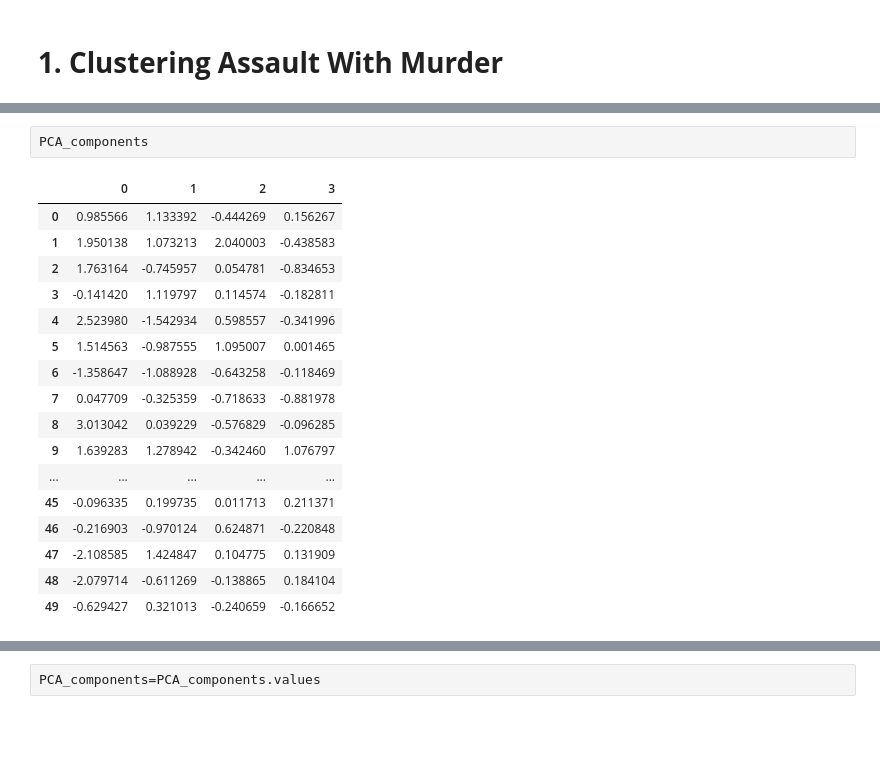
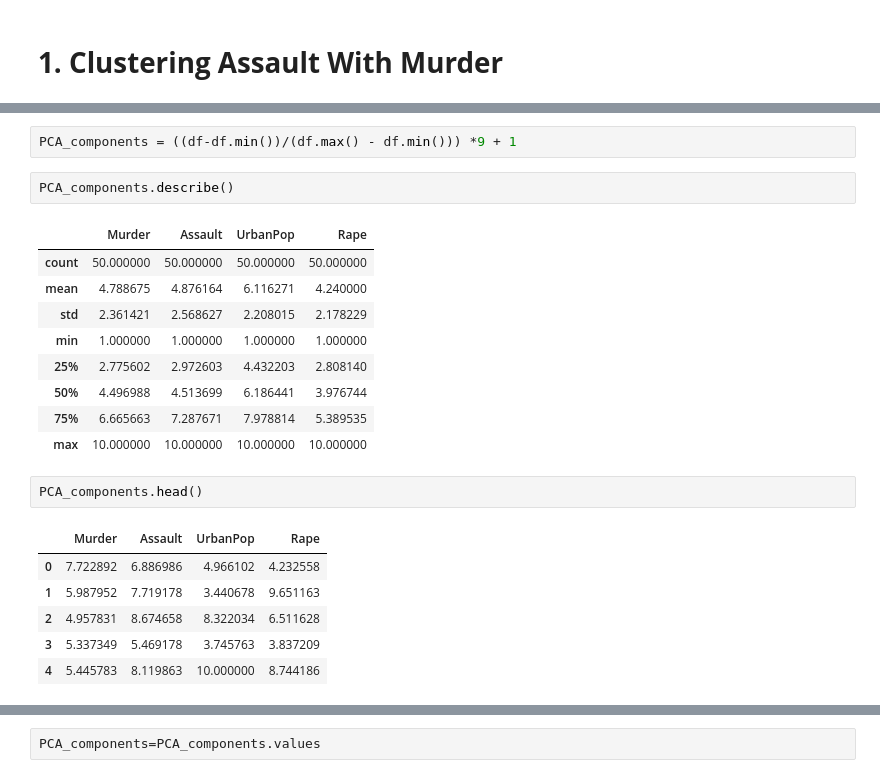
Before and after one commit to TROISTROIS/BLUE-BOOK-FOR-BULLDOZERS, a Jupyter notebook: k-means-practice.ipynb, the cells around one changed output, grey strips where cells are left out. Drawn from its saved outputs; the diff is of its cells as text; blank space fills up the shorter version.

Commit message:
Kaggle Notebook | K-Means Practice | Revisit when I learn more

```diff
--- a/k-means-practice.ipynb
+++ b/k-means-practice.ipynb
@@ -120,21 +104,24 @@ PCA_components = pd.DataFrame(principalComponents)
+# %%
+PCA_components = ((df-df.min())/(df.max() - df.min())) *9 + 1
 # %%
-PCA_components
+PCA_components.describe()
 # %% [output]
-|  | 0 | 1 | 2 | 3 |
-| 0 | 0.985566 | 1.133392 | -0.444269 | 0.156267 |
-| 1 | 1.950138 | 1.073213 | 2.040003 | -0.438583 |
-| 2 | 1.763164 | -0.745957 | 0.054781 | -0.834653 |
-| 3 | -0.141420 | 1.119797 | 0.114574 | -0.182811 |
-| 4 | 2.523980 | -1.542934 | 0.598557 | -0.341996 |
-| 5 | 1.514563 | -0.987555 | 1.095007 | 0.001465 |
-| 6 | -1.358647 | -1.088928 | -0.643258 | -0.118469 |
-| 7 | 0.047709 | -0.325359 | -0.718633 | -0.881978 |
-| 8 | 3.013042 | 0.039229 | -0.576829 | -0.096285 |
-| 9 | 1.639283 | 1.278942 | -0.342460 | 1.076797 |
-| ... | ... | ... | ... | ... |
-| 45 | -0.096335 | 0.199735 | 0.011713 | 0.211371 |
-| 46 | -0.216903 | -0.970124 | 0.624871 | -0.220848 |
-| 47 | -2.108585 | 1.424847 | 0.104775 | 0.131909 |
-| 48 | -2.079714 | -0.611269 | -0.138865 | 0.184104 |
-| 49 | -0.629427 | 0.321013 | -0.240659 | -0.166652 |
+|  | Murder | Assault | UrbanPop | Rape |
+| count | 50.000000 | 50.000000 | 50.000000 | 50.000000 |
+| mean | 4.788675 | 4.876164 | 6.116271 | 4.240000 |
+| std | 2.361421 | 2.568627 | 2.208015 | 2.178229 |
+| min | 1.000000 | 1.000000 | 1.000000 | 1.000000 |
+| 25% | 2.775602 | 2.972603 | 4.432203 | 2.808140 |
+| 50% | 4.496988 | 4.513699 | 6.186441 | 3.976744 |
+| 75% | 6.665663 | 7.287671 | 7.978814 | 5.389535 |
+| max | 10.000000 | 10.000000 | 10.000000 | 10.000000 |
+# %%
+PCA_components.head()
+# %% [output]
+|  | Murder | Assault | UrbanPop | Rape |
+| 0 | 7.722892 | 6.886986 | 4.966102 | 4.232558 |
+| 1 | 5.987952 | 7.719178 | 3.440678 | 9.651163 |
+| 2 | 4.957831 | 8.674658 | 8.322034 | 6.511628 |
+| 3 | 5.337349 | 5.469178 | 3.745763 | 3.837209 |
+| 4 | 5.445783 | 8.119863 | 10.000000 | 8.744186 |
 # %%
```
Also changed, not shown: parts of 5 cells of this notebook.
